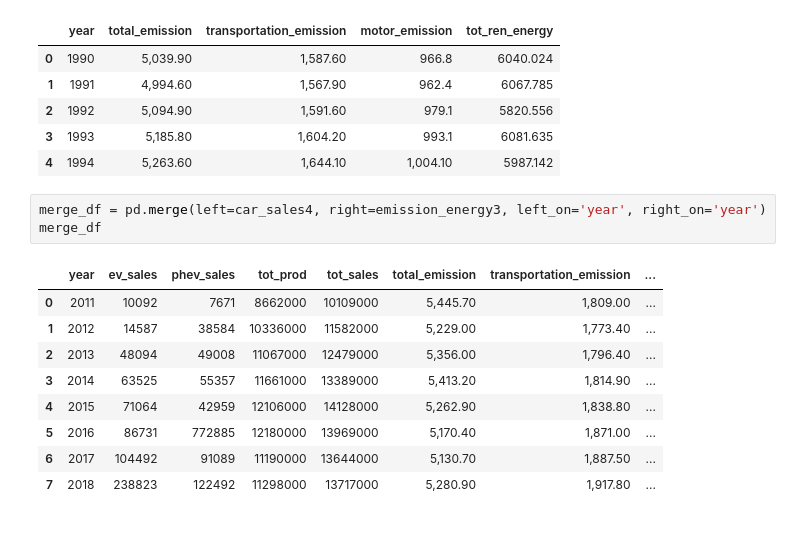
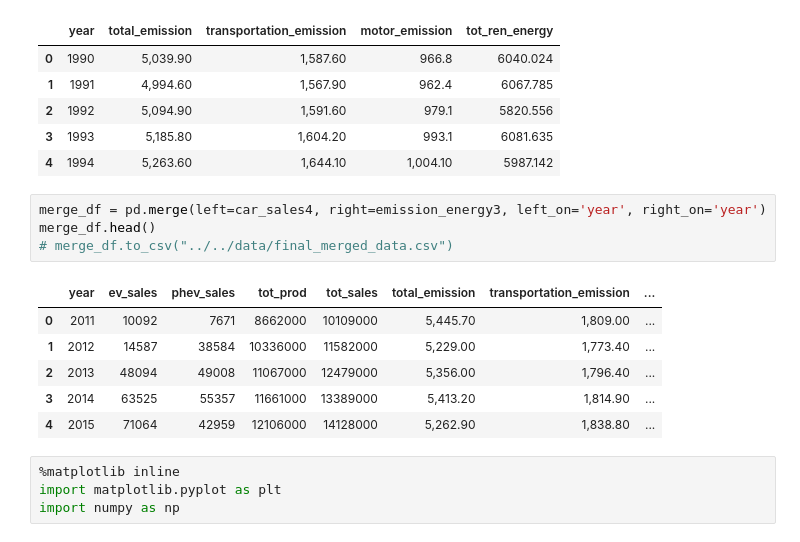
Before and after one commit to sjani184/Climate-in-the-US, a Jupyter notebook: Resources/pandas/ML_code.ipynb, the cells around one changed output. Cells and saved outputs as stored; diff of their text form.

```diff
--- a/Resources/pandas/ML_code.ipynb
+++ b/Resources/pandas/ML_code.ipynb
@@ -46,14 +46,16 @@ emission_energy3.head()
 | 4 | 1994 | 5,263.60 | 1,644.10 | 1,004.10 | 5987.142 |
 # %%
 merge_df = pd.merge(left=car_sales4, right=emission_energy3, left_on='year', right_on='year')
-merge_df
+merge_df.head()
+# merge_df.to_csv("../../data/final_merged_data.csv")
 # %% [output]
 |  | year | ev_sales | phev_sales | tot_prod | tot_sales | total_emission | transportation_emission | ... |
 | 0 | 2011 | 10092 | 7671 | 8662000 | 10109000 | 5,445.70 | 1,809.00 | ... |
 | 1 | 2012 | 14587 | 38584 | 10336000 | 11582000 | 5,229.00 | 1,773.40 | ... |
 | 2 | 2013 | 48094 | 49008 | 11067000 | 12479000 | 5,356.00 | 1,796.40 | ... |
 | 3 | 2014 | 63525 | 55357 | 11661000 | 13389000 | 5,413.20 | 1,814.90 | ... |
 | 4 | 2015 | 71064 | 42959 | 12106000 | 14128000 | 5,262.90 | 1,838.80 | ... |
-| 5 | 2016 | 86731 | 772885 | 12180000 | 13969000 | 5,170.40 | 1,871.00 | ... |
-| 6 | 2017 | 104492 | 91089 | 11190000 | 13644000 | 5,130.70 | 1,887.50 | ... |
-| 7 | 2018 | 238823 | 122492 | 11298000 | 13717000 | 5,280.90 | 1,917.80 | ... |
+# %%
+%matplotlib inline
+import matplotlib.pyplot as plt
+import numpy as np
```
Also changed, not shown: parts of 22 cells of this notebook, 1 other file.
